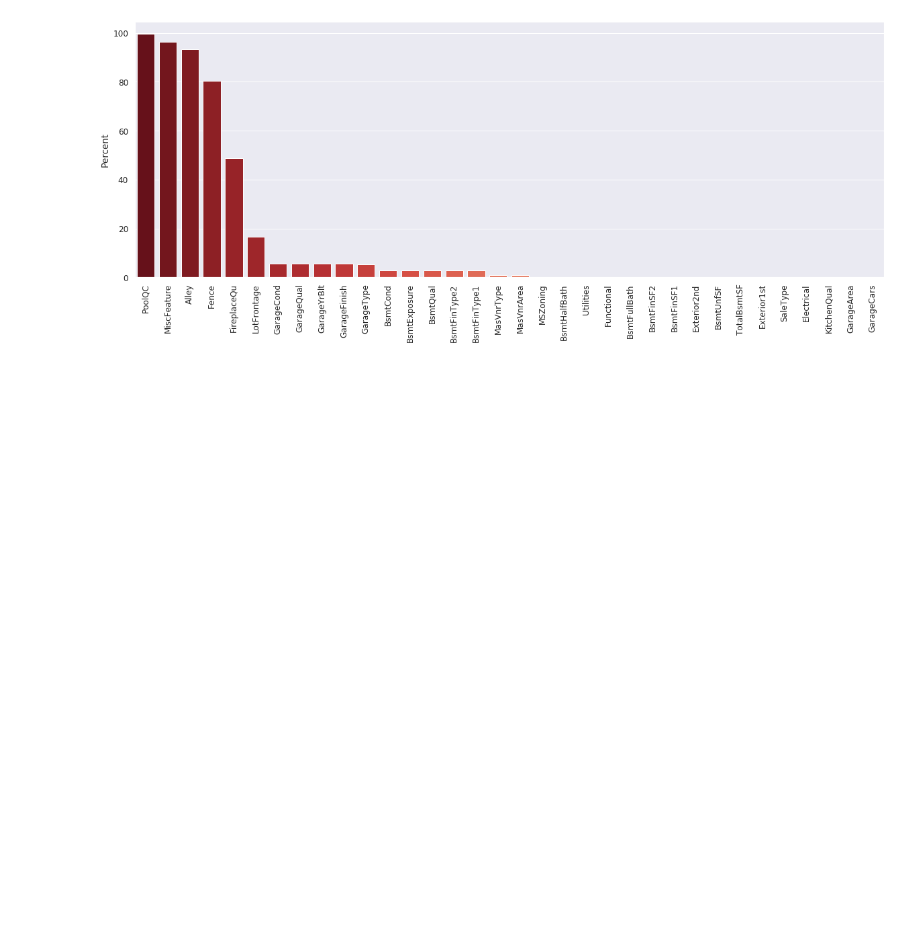
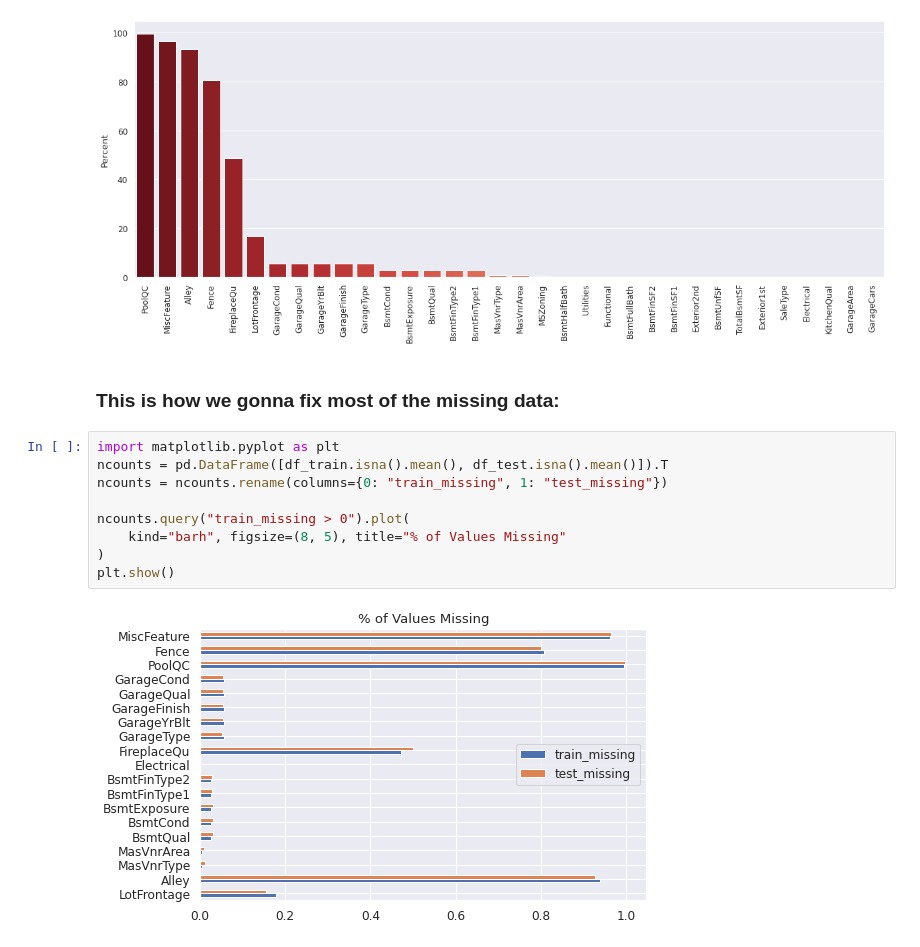
Before and after one commit to LeHoa98ptit/House-Price-Prediction, a Jupyter notebook: house_price_predict.ipynb, the cells around one changed output. Drawn from its saved outputs; the diff is of its cells as text; blank space fills up the shorter version.

Commit message:
push_test

```diff
--- a/house_price_predict.ipynb
+++ b/house_price_predict.ipynb
@@ -236,3 +236,16 @@ display(missing.T.style.background_gradient(cmap="Reds", axis=1))
 | Total | 2909.000000 | 2814.000000 | 2721.000000 | 2348.000000 | 1420.000000 | 486.000000 | 159.000000 | 159.000000 | 159.000000 | ... |
 | Percent | 99.657417 | 96.402878 | 93.216855 | 80.438506 | 48.646797 | 16.649538 | 5.447071 | 5.447071 | 5.447071 | ... |
 [figure]
+# %% [markdown]
+### This is how we gonna fix most of the missing data:
+# %%
+import matplotlib.pyplot as plt
+ncounts = pd.DataFrame([df_train.isna().mean(), df_test.isna().mean()]).T
+ncounts = ncounts.rename(columns={0: "train_missing", 1: "test_missing"})
+
+ncounts.query("train_missing > 0").plot(
+    kind="barh", figsize=(8, 5), title="% of Values Missing"
+)
+plt.show()
+# %% [output]
+[figure, added]
```
Also changed, not shown: parts of 4 cells of this notebook.
